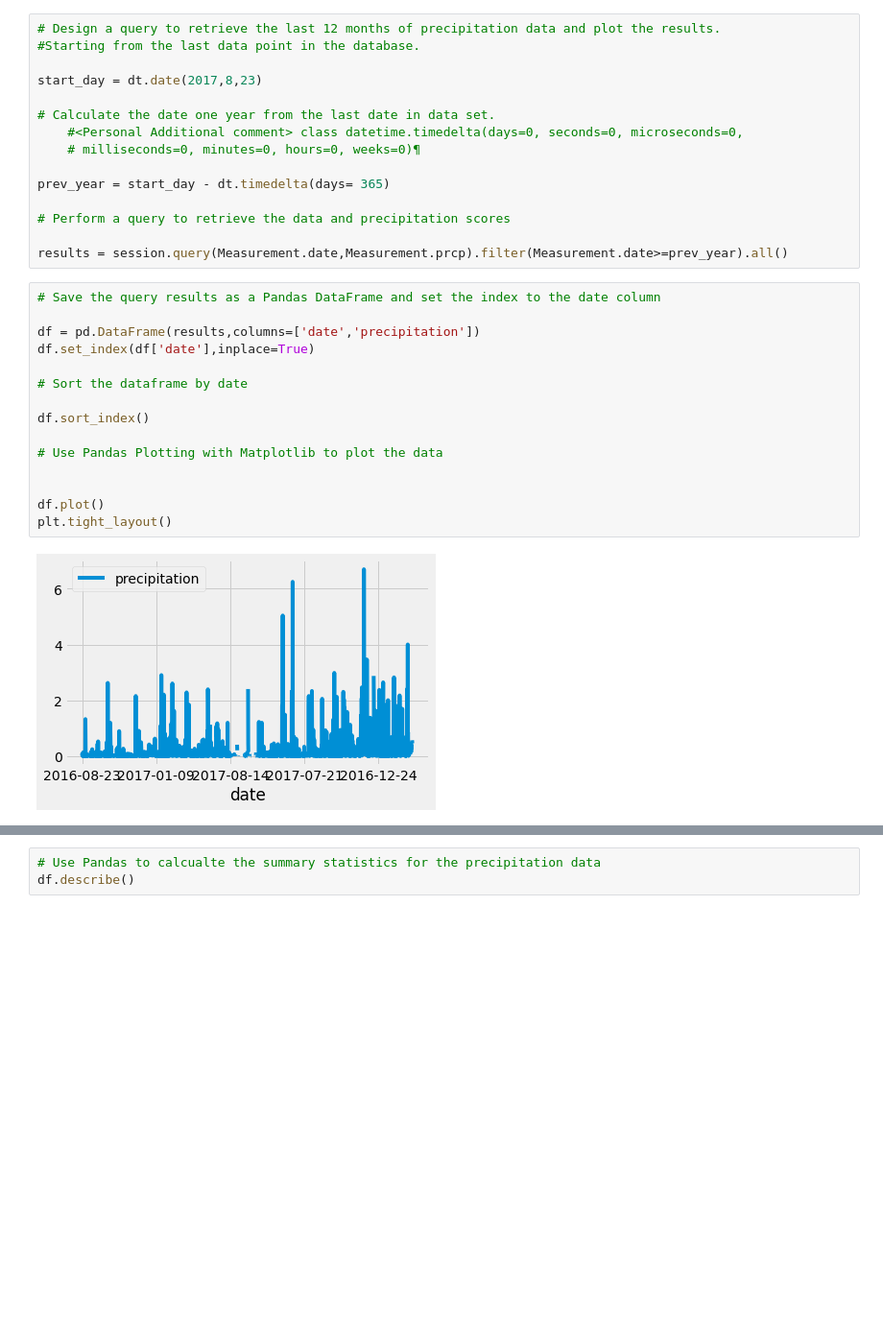
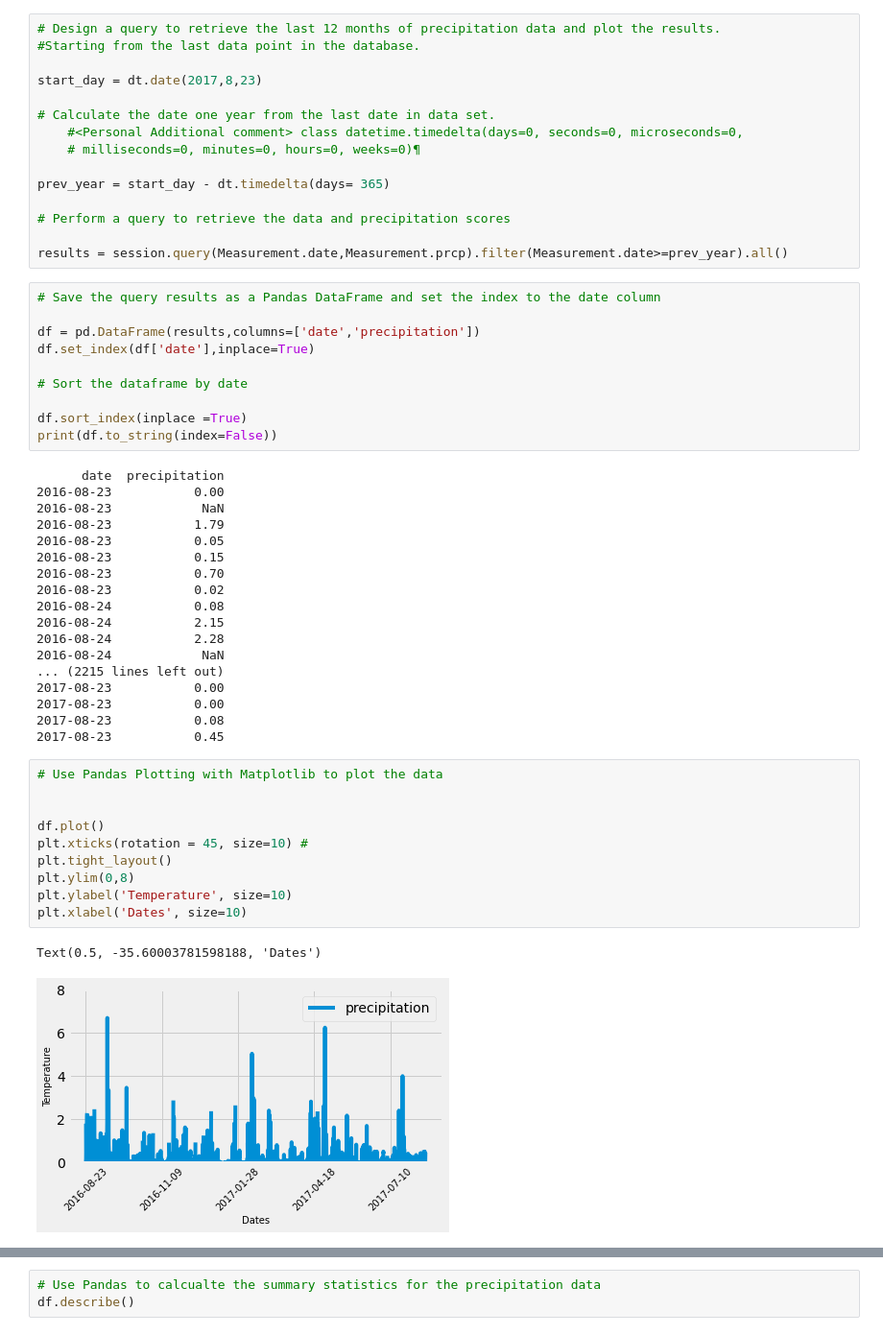
Before and after one commit to lindaperez/9_bk_Surfs-Up, a Jupyter notebook: climate_analysis.ipynb, the cells around one changed output, grey strips where cells are left out. Shown: that part at 96% size. Saved outputs shown, nothing was run; the diff lists cells and outputs as text; blank space fills up the shorter version.

```diff
--- a/climate_analysis.ipynb
+++ b/climate_analysis.ipynb
@@ -61,12 +100,36 @@ df.set_index(df['date'],inplace=True)
 
 # Sort the dataframe by date
 
-df.sort_index()
-
-# Use Pandas Plotting with Matplotlib to plot the data
-
-
-df.plot()
-plt.tight_layout()
+df.sort_index(inplace =True)
+print(df.to_string(index=False))
 # %% [output]
-[figure, removed]
+      date  precipitation
+2016-08-23           0.00
+2016-08-23            NaN
+2016-08-23           1.79
+2016-08-23           0.05
+2016-08-23           0.15
+2016-08-23           0.70
+2016-08-23           0.02
+2016-08-24           0.08
+2016-08-24           2.15
+2016-08-24           2.28
+2016-08-24            NaN
+... (2215 lines left out)
+2017-08-23           0.00
+2017-08-23           0.00
+2017-08-23           0.08
+2017-08-23           0.45
+# %%
+# Use Pandas Plotting with Matplotlib to plot the data
+
+
+df.plot()
+plt.xticks(rotation = 45, size=10) #
+plt.tight_layout()
+plt.ylim(0,8)
+plt.ylabel('Temperature', size=10)
+plt.xlabel('Dates', size=10)
+# %% [output]
+Text(0.5, -35.60003781598188, 'Dates')
+[figure, added]
```
Also changed, not shown: parts of 9 cells of this notebook, 3 other files.
